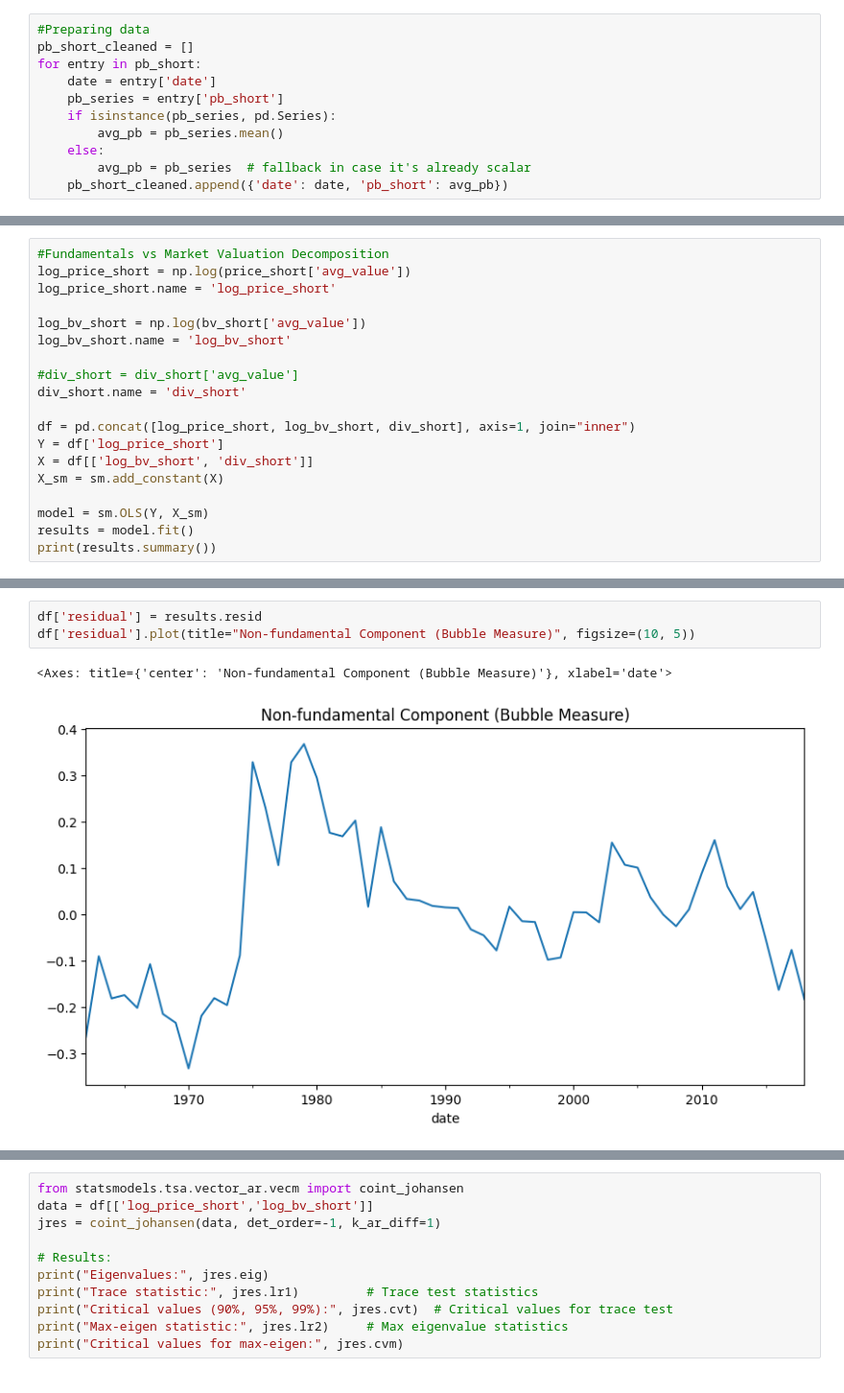
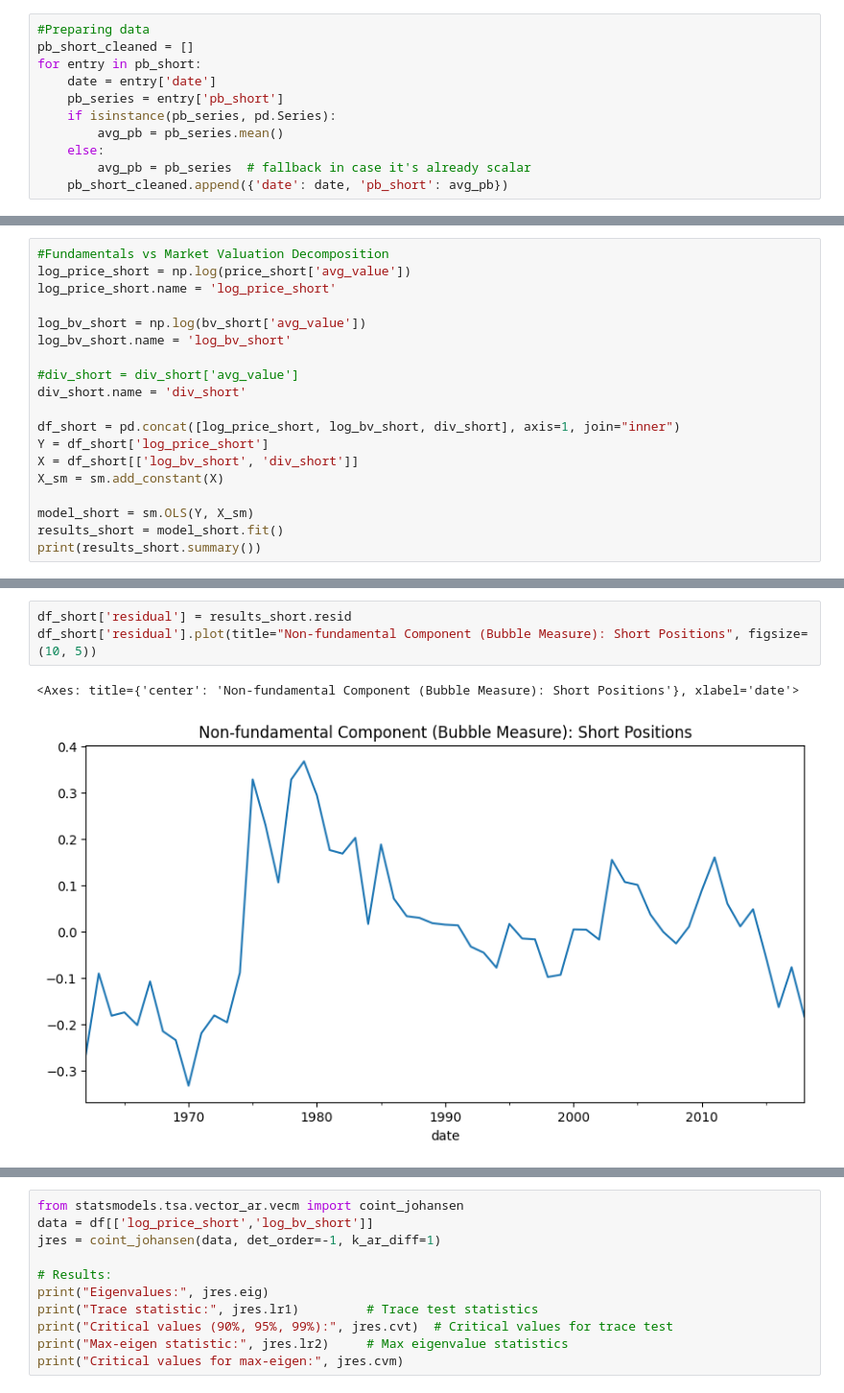
Before and after one commit to justusschenk/valueinvesting, a Jupyter notebook: Market Structure Transformation.ipynb, the cells around one changed output, grey strips where cells are left out. Shown at 96% size. Drawn from its saved outputs; the diff is of its cells as text.

```diff
--- a/Market Structure Transformation.ipynb
+++ b/Market Structure Transformation.ipynb
@@ -243,14 +243,14 @@ log_bv_short.name = 'log_bv_short'
 #div_short = div_short['avg_value']
 div_short.name = 'div_short'
 
-df = pd.concat([log_price_short, log_bv_short, div_short], axis=1, join="inner")
-Y = df['log_price_short']
-X = df[['log_bv_short', 'div_short']]
+df_short = pd.concat([log_price_short, log_bv_short, div_short], axis=1, join="inner")
+Y = df_short['log_price_short']
+X = df_short[['log_bv_short', 'div_short']]
 X_sm = sm.add_constant(X)
 
-model = sm.OLS(Y, X_sm)
-results = model.fit()
-print(results.summary())
+model_short = sm.OLS(Y, X_sm)
+results_short = model_short.fit()
+print(results_short.summary())
 # %% [output]
                             OLS Regression Results
 ==============================================================================
@@ -270,9 +270,9 @@ Notes:
 [2] The condition number is large, 2.4e+11. This might indicate that there are
 strong multicollinearity or other numerical problems.
 # %%
-df['residual'] = results.resid
-df['residual'].plot(title="Non-fundamental Component (Bubble Measure)", figsize=(10, 5))
+df_short['residual'] = results_short.resid
+df_short['residual'].plot(title="Non-fundamental Component (Bubble Measure): Short Positions", figsize=(10, 5))
 # %% [output]
-<Axes: title={'center': 'Non-fundamental Component (Bubble Measure)'}, xlabel='date'>
+<Axes: title={'center': 'Non-fundamental Component (Bubble Measure): Short Positions'}, xlabel='date'>
-[figure, old version]
+[figure, new version]
 # %%
```
Also changed, not shown: parts of 20 cells of this notebook, 6 other files.
